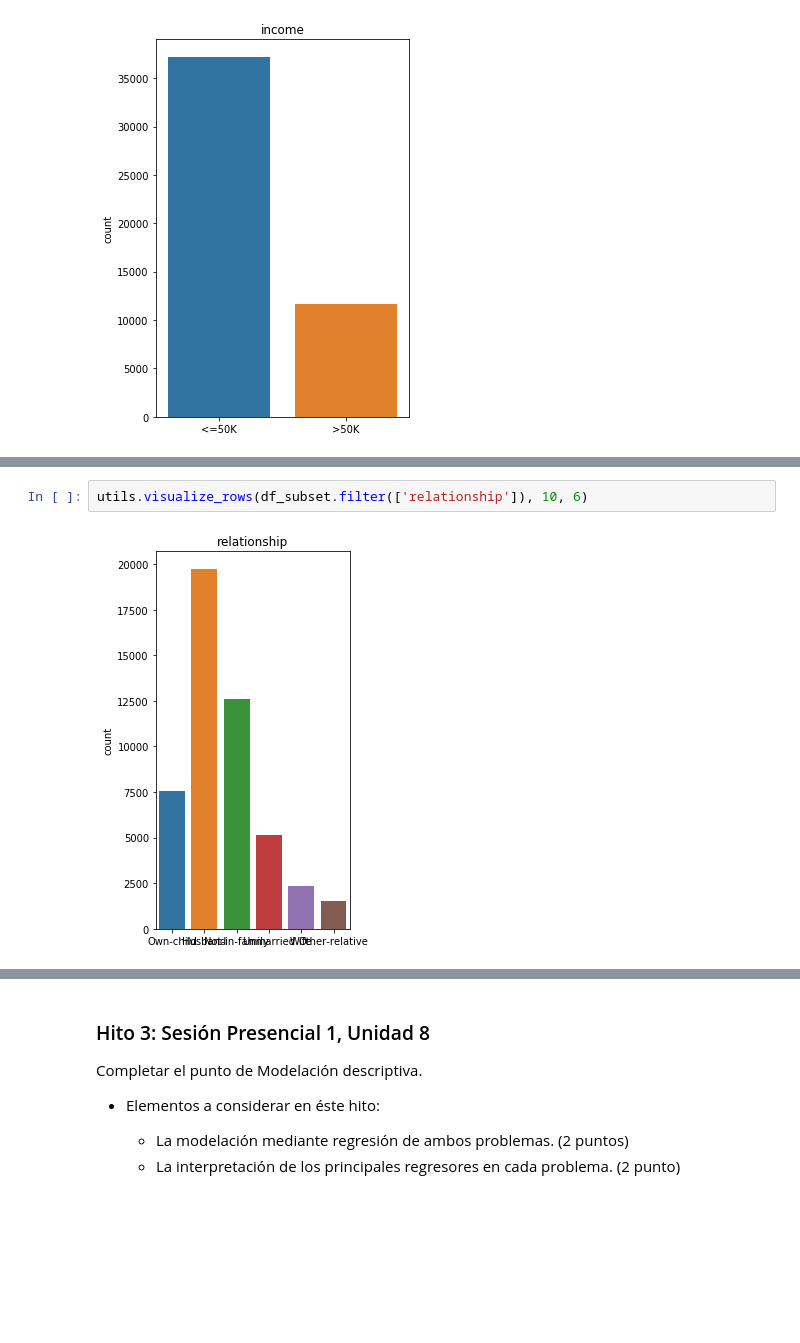
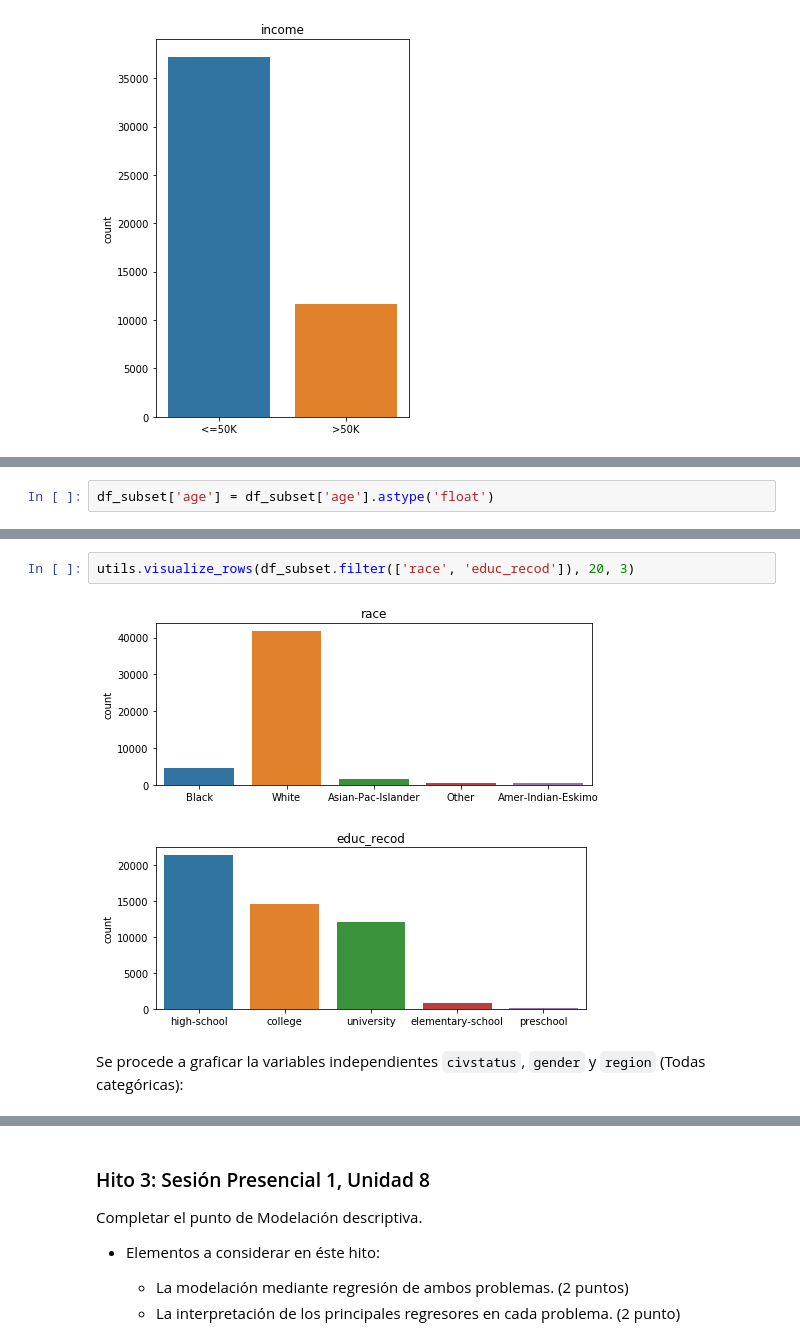
Before and after one commit to lporras/prueba-fundamentos-data-science, a Jupyter notebook: Desafio 1 Determinantes del ingreso.ipynb, the cells around one changed output, grey strips where cells are left out. Saved outputs shown, nothing was run; the diff lists cells and outputs as text; blank space fills up the shorter version.

```diff
--- a/Desafio 1 Determinantes del ingreso.ipynb
+++ b/Desafio 1 Determinantes del ingreso.ipynb
@@ -473 +500,3 @@ utils.visualize_rows(df.filter(['income']), 12, 6)
+# %%
+df_subset['age'] = df_subset['age'].astype('float')
 # %%
@@ -486,5 +525,8 @@ utils.visualize_rows(df_subset.filter(['collars']), 10, 6)
 # %%
-utils.visualize_rows(df_subset.filter(['relationship']), 10, 6)
+utils.visualize_rows(df_subset.filter(['race', 'educ_recod']), 20, 3)
 # %% [output]
-[figure, old version]
+[figure, new version]
+[figure, added]
+# %% [markdown]
+Se procede a graficar la variables independientes `civstatus`, `gender` y `region` (Todas categóricas):
 # %%
```
Also changed, not shown: parts of 18 cells of this notebook.
